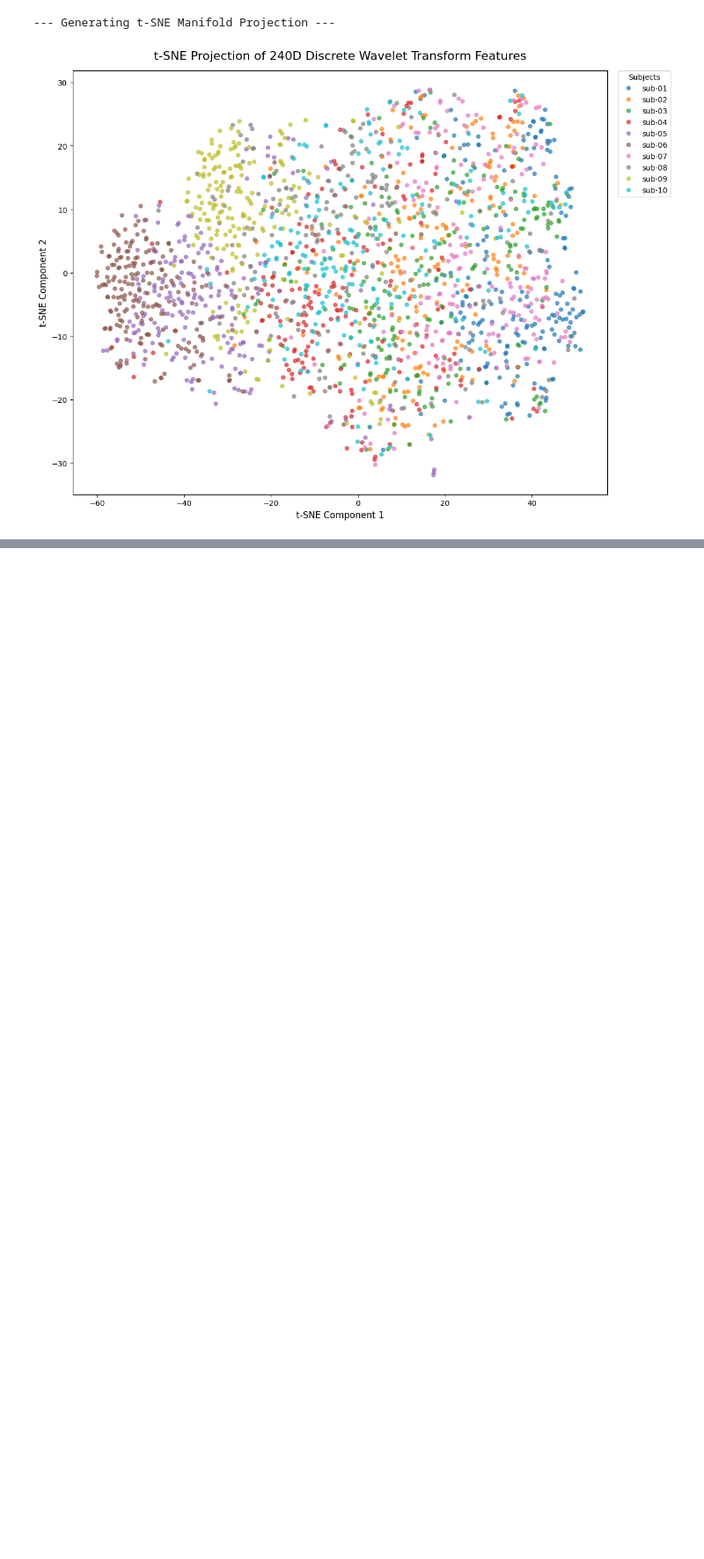
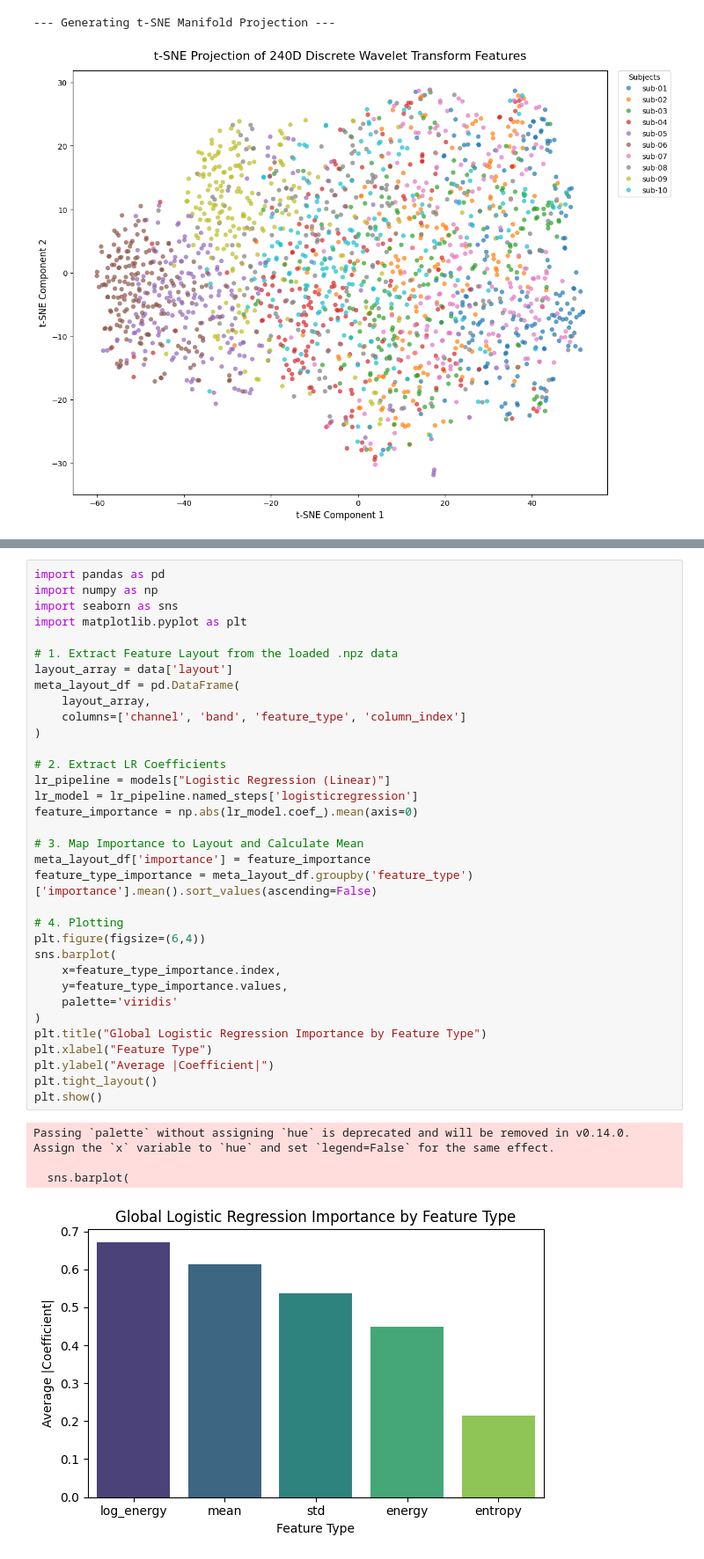
Before and after one commit to Dennis-T-cloud/EEG-Biometrics-Neural-Identity, a Jupyter notebook: ml copy.ipynb, the cells around one changed output, grey strips where cells are left out. Shown at 88% size. Cells and saved outputs as stored; diff of their text form; blank space fills up the shorter version.

```diff
--- a/ml copy.ipynb
+++ b/ml copy.ipynb
@@ -211,0 +300,39 @@ The most important takeaway is this: if we can already see clear local grouping
+# %%
+import pandas as pd
+import numpy as np
+import seaborn as sns
+import matplotlib.pyplot as plt
+
+# 1. Extract Feature Layout from the loaded .npz data
+layout_array = data['layout']
+meta_layout_df = pd.DataFrame(
+    layout_array,
+    columns=['channel', 'band', 'feature_type', 'column_index']
+)
+
+# 2. Extract LR Coefficients
+lr_pipeline = models["Logistic Regression (Linear)"]
+lr_model = lr_pipeline.named_steps['logisticregression']
+feature_importance = np.abs(lr_model.coef_).mean(axis=0)
+
+# 3. Map Importance to Layout and Calculate Mean
+meta_layout_df['importance'] = feature_importance
+feature_type_importance = meta_layout_df.groupby('feature_type')['importance'].mean().sort_values(ascending=False)
+
+# 4. Plotting
+plt.figure(figsize=(6,4))
+sns.barplot(
+    x=feature_type_importance.index,
+    y=feature_type_importance.values,
+    palette='viridis'
+)
+plt.title("Global Logistic Regression Importance by Feature Type")
+plt.xlabel("Feature Type")
+plt.ylabel("Average |Coefficient|")
+plt.tight_layout()
+plt.show()
+# %% [output]
+Passing `palette` without assigning `hue` is deprecated and will be removed in v0.14.0. Assign the `x` variable to `hue` and set `legend=False` for the same effect.
+
+  sns.barplot(
+[figure, added]
```
Also changed, not shown: parts of 10 cells of this notebook, 3 other files.
